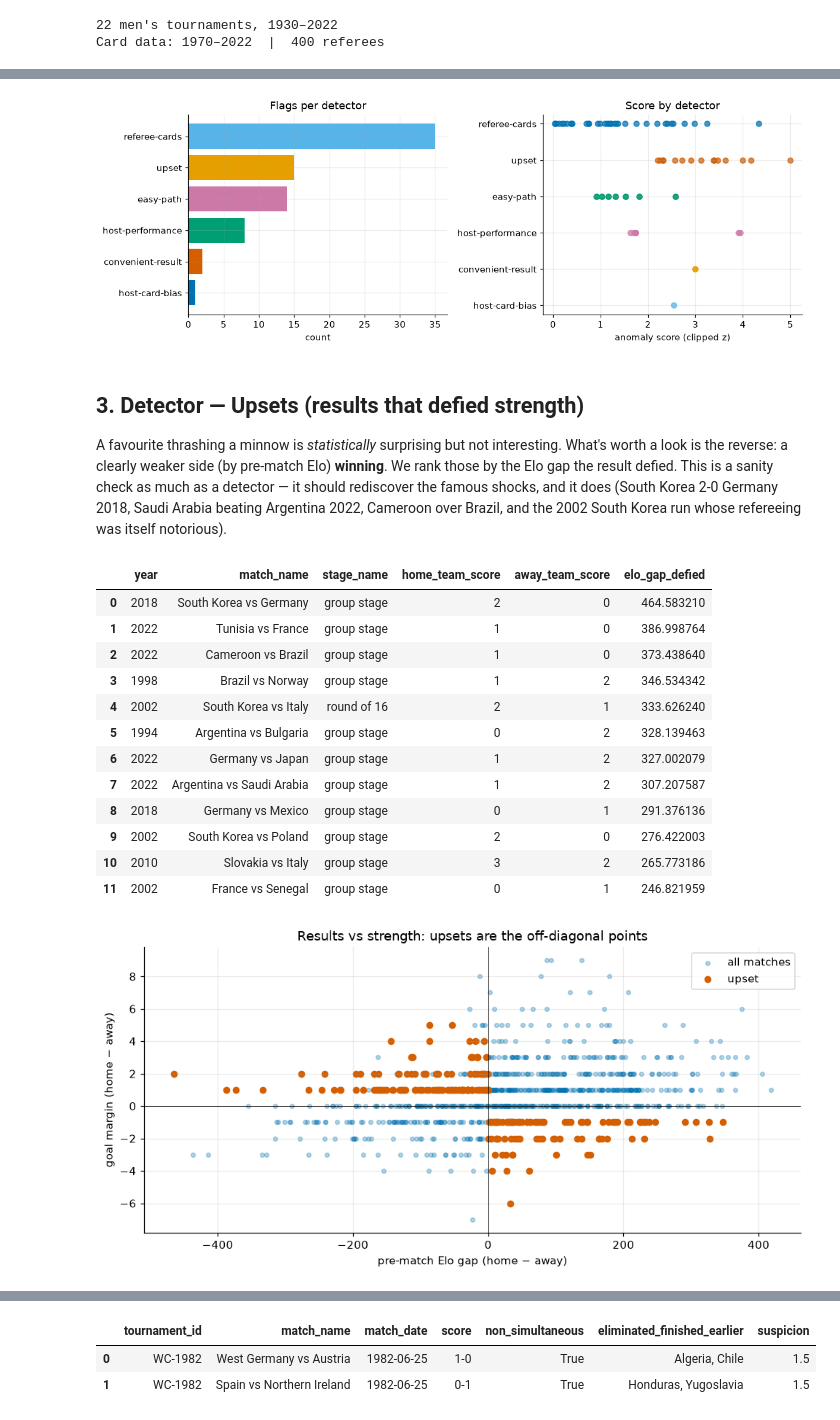
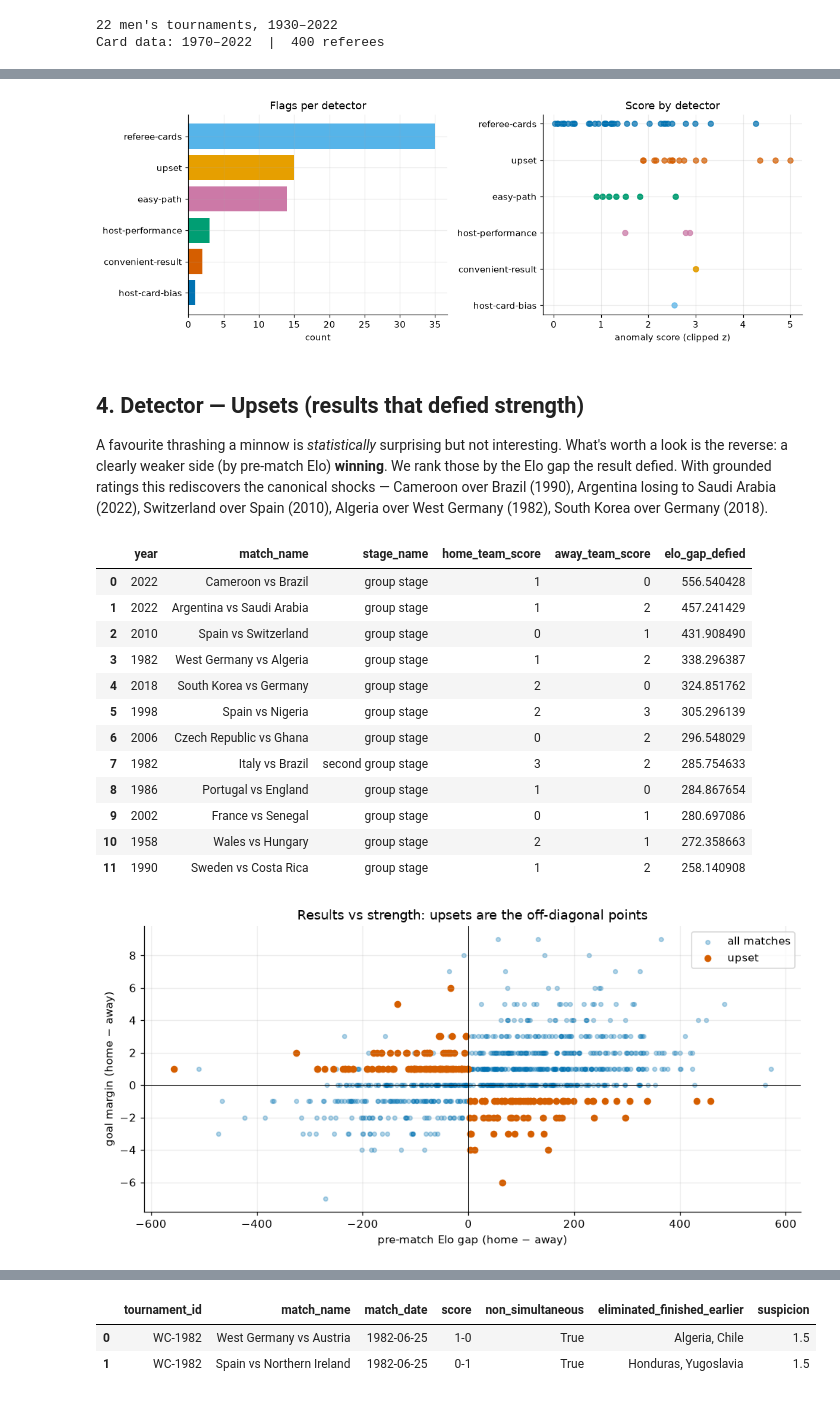
Before and after one commit to jorge-sader/worldcup-anomalies, a Jupyter notebook: notebooks/world_cup_irregularities.ipynb, the cells around one changed output, grey strips where cells are left out. Drawn from its saved outputs; the diff is of its cells as text; code cells hidden in the pictures.

```diff
--- a/notebooks/world_cup_irregularities.ipynb
+++ b/notebooks/world_cup_irregularities.ipynb
@@ -33,8 +36,10 @@ pd.set_option("display.max_colwidth", 90)
 
 from worldcup_anomalies.fetch import load_data
 from worldcup_anomalies.elo import compute_elo, pre_tournament_ratings
+from worldcup_anomalies.intl_elo import load_intl_results, build_intl_elo, annotate_world_cup
 
-data = load_data()                 # men's-only, cached under data/raw/
-elo_matches = compute_elo(data.matches)
-print("Loaded men's World Cup data and computed Elo ratings.")
+data = load_data()                                  # men's-only, cached under data/raw/
+elo_wc = compute_elo(data.matches)                  # self-contained World-Cup-only Elo
+elo = annotate_world_cup(data.matches, build_intl_elo(load_intl_results()))  # grounded, primary
+print("Loaded data and computed both World-Cup-only and full-history Elo ratings.")
 # %% [output]
@@ -111,5 +156,4 @@ display(ranked.head(25).set_index("rank")[
 # %%
-# How the flags distribute across detectors and severity.
 fig, (ax1, ax2) = plt.subplots(1, 2, figsize=(11, 4))
 cat_order = ranked.category.value_counts()
 ax1.barh(cat_order.index[::-1], cat_order.values[::-1],
@@ -118,57 +162,53 @@ ax1.set_title("Flags per detector"); ax1.set_xlabel("count")
 
 for i, cat in enumerate(cat_order.index):
     sub = ranked[ranked.category == cat]
-    ax2.scatter(sub.anomaly_score, [i] * len(sub), color=PAL[i % len(PAL)],
-                alpha=0.75, s=35)
+    ax2.scatter(sub.anomaly_score, [i] * len(sub), color=PAL[i % len(PAL)], alpha=0.75, s=35)
 ax2.set_yticks(range(len(cat_order))); ax2.set_yticklabels(cat_order.index)
 ax2.set_xlabel("anomaly score (clipped z)"); ax2.set_title("Score by detector")
 ax2.invert_yaxis()
 plt.tight_layout(); plt.show()
 # %% [output]
-[figure, old version]
+[figure, new version]
 # %% [markdown]
-## 3. Detector — Upsets (results that defied strength)
+## 4. Detector — Upsets (results that defied strength)
 
 A favourite thrashing a minnow is *statistically* surprising but not interesting. What's worth a
 look is the reverse: a clearly weaker side (by pre-match Elo) **winning**. We rank those by the
-Elo gap the result defied. This is a sanity check as much as a detector — it should rediscover
-the famous shocks, and it does (South Korea 2-0 Germany 2018, Saudi Arabia beating Argentina
-2022, Cameroon over Brazil, and the 2002 South Korea run whose refereeing was itself notorious).
+Elo gap the result defied. With grounded ratings this rediscovers the canonical shocks — Cameroon
+over Brazil (1990), Argentina losing to Saudi Arabia (2022), Switzerland over Spain (2010),
+Algeria over West Germany (1982), South Korea over Germany (2018).
 # %%
 from worldcup_anomalies.models import score_surprise
 
-ss = score_surprise(elo_matches, data.team_appearances)
+ss = score_surprise(elo, data.team_appearances)
 upsets = ss[(ss.upset) & (ss.year >= 1958)].sort_values("elo_gap_defied", ascending=False)
-show = upsets.head(12)[[
+display(upsets.head(12)[[
     "year", "match_name", "stage_name", "home_team_score", "away_team_score", "elo_gap_defied"
-]]
-display(show.reset_index(drop=True))
+]].reset_index(drop=True))
 
 fig, ax = plt.subplots()
-ax.scatter(ss.elo_home_pre - ss.elo_away_pre,
-           ss.home_team_score - ss.away_team_score,
+ax.scatter(ss.elo_home_pre - ss.elo_away_pre, ss.home_team_score - ss.away_team_score,
            s=14, alpha=0.3, color=PAL[0], label="all matches")
 ax.scatter(upsets.elo_home_pre - upsets.elo_away_pre,
            upsets.home_team_score - upsets.away_team_score,
            s=28, color=PAL[1], label="upset")
 ax.axhline(0, color="k", lw=0.6); ax.axvline(0, color="k", lw=0.6)
-ax.set_xlabel("pre-match Elo gap (home − away)")
-ax.set_ylabel("goal margin (home − away)")
+ax.set_xlabel("pre-match Elo gap (home − away)"); ax.set_ylabel("goal margin (home − away)")
 ax.set_title("Results vs strength: upsets are the off-diagonal points")
 ax.legend(); plt.tight_layout(); plt.show()
 # %% [output]
 |  | year | match_name | stage_name | home_team_score | away_team_score | elo_gap_defied |
-| 0 | 2018 | South Korea vs Germany | group stage | 2 | 0 | 464.583210 |
-| 1 | 2022 | Tunisia vs France | group stage | 1 | 0 | 386.998764 |
-| 2 | 2022 | Cameroon vs Brazil | group stage | 1 | 0 | 373.438640 |
-| 3 | 1998 | Brazil vs Norway | group stage | 1 | 2 | 346.534342 |
-| 4 | 2002 | South Korea vs Italy | round of 16 | 2 | 1 | 333.626240 |
-| 5 | 1994 | Argentina vs Bulgaria | group stage | 0 | 2 | 328.139463 |
-| 6 | 2022 | Germany vs Japan | group stage | 1 | 2 | 327.002079 |
-| 7 | 2022 | Argentina vs Saudi Arabia | group stage | 1 | 2 | 307.207587 |
-| 8 | 2018 | Germany vs Mexico | group stage | 0 | 1 | 291.376136 |
-| 9 | 2002 | South Korea vs Poland | group stage | 2 | 0 | 276.422003 |
-| 10 | 2010 | Slovakia vs Italy | group stage | 3 | 2 | 265.773186 |
-| 11 | 2002 | France vs Senegal | group stage | 0 | 1 | 246.821959 |
+| 0 | 2022 | Cameroon vs Brazil | group stage | 1 | 0 | 556.540428 |
+| 1 | 2022 | Argentina vs Saudi Arabia | group stage | 1 | 2 | 457.241429 |
+| 2 | 2010 | Spain vs Switzerland | group stage | 0 | 1 | 431.908490 |
+| 3 | 1982 | West Germany vs Algeria | group stage | 1 | 2 | 338.296387 |
+| 4 | 2018 | South Korea vs Germany | group stage | 2 | 0 | 324.851762 |
+| 5 | 1998 | Spain vs Nigeria | group stage | 2 | 3 | 305.296139 |
+| 6 | 2006 | Czech Republic vs Ghana | group stage | 0 | 2 | 296.548029 |
+| 7 | 1982 | Italy vs Brazil | second group stage | 3 | 2 | 285.754633 |
+| 8 | 1986 | Portugal vs England | group stage | 1 | 0 | 284.867654 |
+| 9 | 2002 | France vs Senegal | group stage | 0 | 1 | 280.697086 |
+| 10 | 1958 | Wales vs Hungary | group stage | 2 | 1 | 272.358663 |
+| 11 | 1990 | Sweden vs Costa Rica | group stage | 1 | 2 | 258.140908 |
-[figure, old version]
+[figure, new version]
 # %% [markdown]
```
Also changed, not shown: parts of 20 cells of this notebook, 4 other files.
